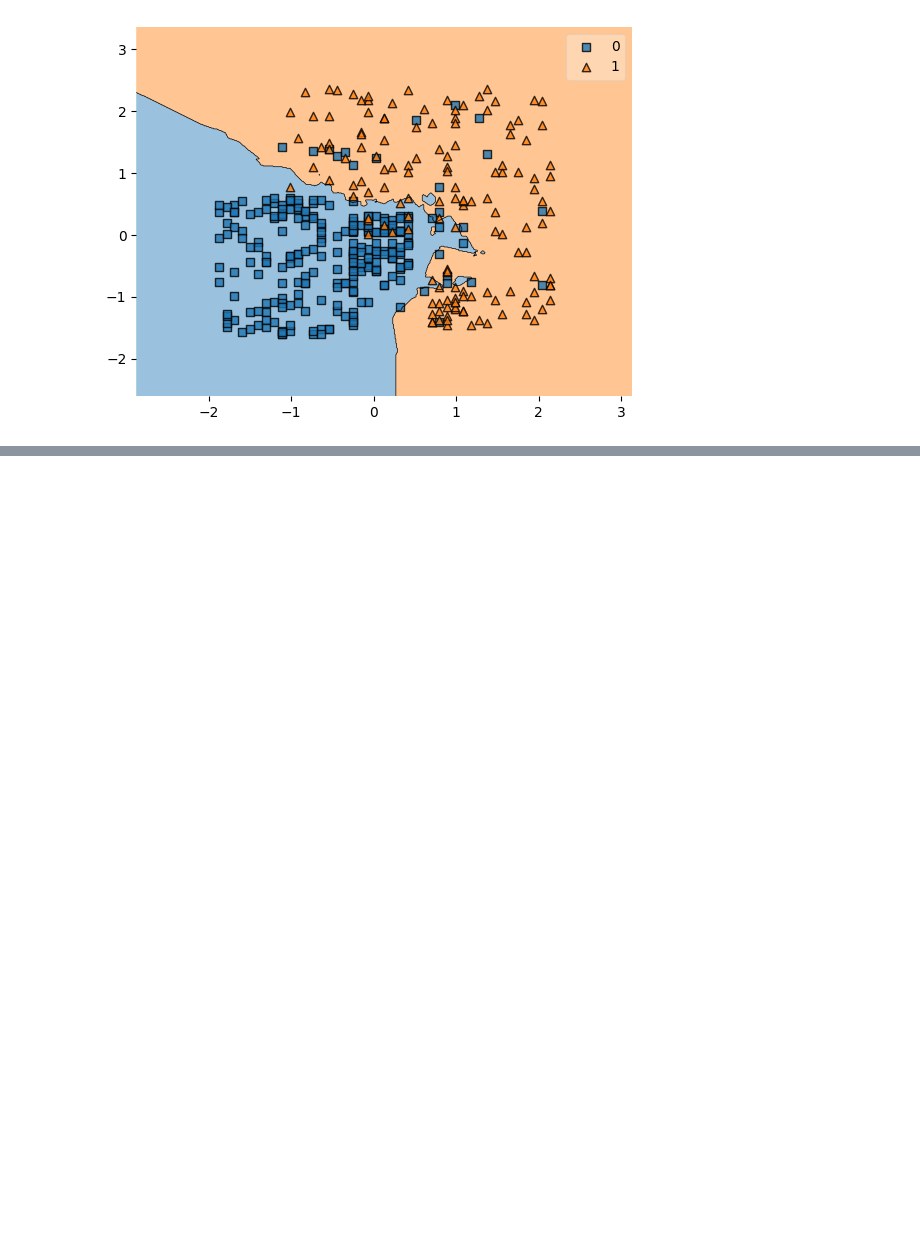
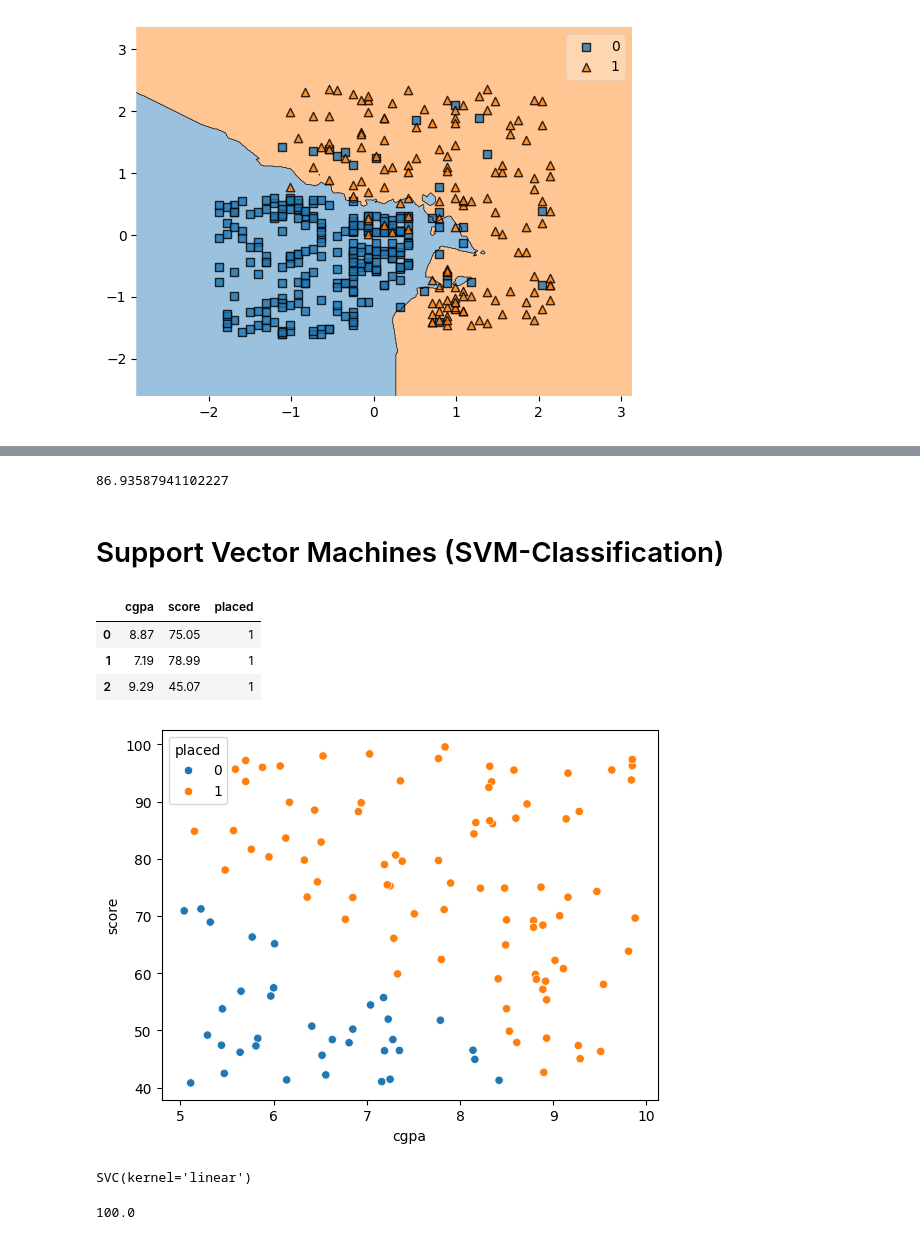
Before and after one commit to jaskiratbudhmaan-ship-it/LocalRepo, a Jupyter notebook: Machine_Learning_3.ipynb, the cells around one changed output, grey strips where cells are left out. Cells and saved outputs as stored; diff of their text form; code cells hidden in the pictures; blank space fills up the shorter version.

```diff
--- a/Machine_Learning_3.ipynb
+++ b/Machine_Learning_3.ipynb
@@ -334,0 +360,6 @@ plt.show()
+# %%
+knn.score(x_test,y_test)*100
+# %% [output]
+86.93587941102227
+# %% [markdown]
+# Support Vector Machines (SVM-Classification)
@@ -334,0 +371,14 @@ plt.show()
+# %%
+dataset = pd.read_csv("linear_svm_placement_dataset.csv")
+# %%
+dataset.head(3)
+# %% [output]
+|  | cgpa | score | placed |
+| 0 | 8.87 | 75.05 | 1 |
+| 1 | 7.19 | 78.99 | 1 |
+| 2 | 9.29 | 45.07 | 1 |
+# %%
+sns.scatterplot(x="cgpa",y="score",data=dataset,hue="placed")
+plt.show()
+# %% [output]
+[figure, added]
@@ -334,0 +391,10 @@ plt.show()
+# %%
+from sklearn.svm import SVC
+sv = SVC(kernel="linear")
+sv.fit(x_train,y_train)
+# %% [output]
+SVC(kernel='linear')
+# %%
+sv.score(x_train,y_train)*100
+# %% [output]
+100.0
```
Also changed, not shown: parts of 45 cells of this notebook.
